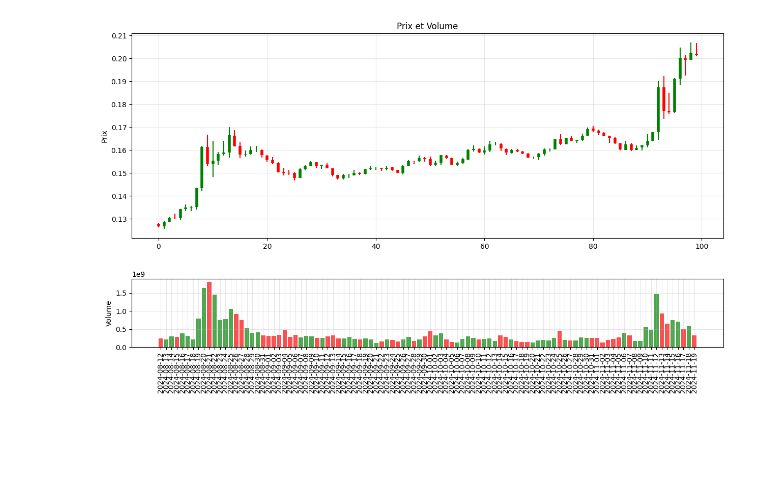
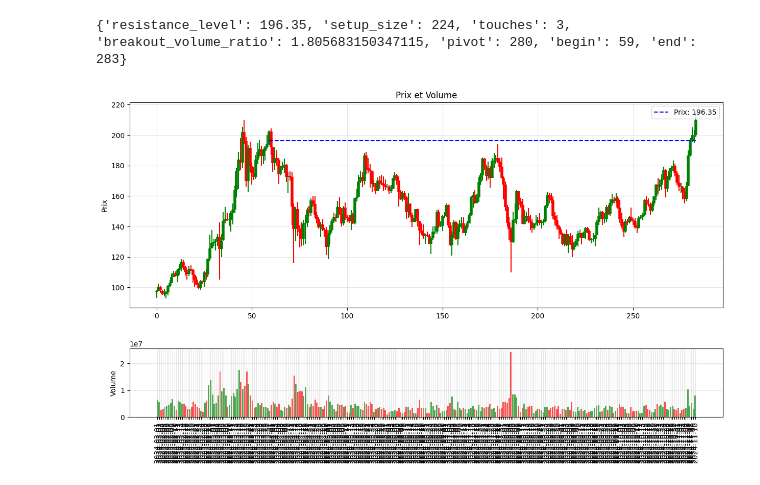
Before and after one commit to Romathonat/MTAL, a Jupyter notebook: notebooks/froment.ipynb, the cells around one changed output. Saved outputs shown, nothing was run; the diff lists cells and outputs as text; code cells hidden in the pictures; blank space fills up the shorter version.

```diff
--- a/notebooks/froment.ipynb
+++ b/notebooks/froment.ipynb
@@ -33,6 +25,0 @@ shape: (111, 7)
-# %%
-from src.mtal.dataviz import plot_price_history
-
-plot_price_history(df)
-# %% [output]
-[figure, removed]
@@ -42,5 +26,18 @@ df = df.with_columns(pl.Series(name="idx", values=range(len(df))))
 # %%
-df = df[:-9]
+df = df[:-10]
+# %%
+from src.mtal.froment.tasse_hanse import detect_tasse_hanse
+best_setup = detect_tasse_hanse(df)
+
+print(best_setup)
+
+
+
+if best_setup:
+    plot_price_history(df, price=best_setup['resistance_level'], start_idx=best_setup['begin'], end_idx=best_setup['end'], limit=len(df))
+# %% [output]
+{'resistance_level': 196.35, 'setup_size': 224, 'touches': 3, 'breakout_volume_ratio': 1.805683150347115, 'pivot': 280, 'begin': 59, 'end': 283}
+[figure, added]
 # %%
 from src.mtal.froment.tasse_hanse import detect_tasse_hanse
 import polars as pl
```
Also changed, not shown: parts of 5 cells of this notebook, 1 other file.
